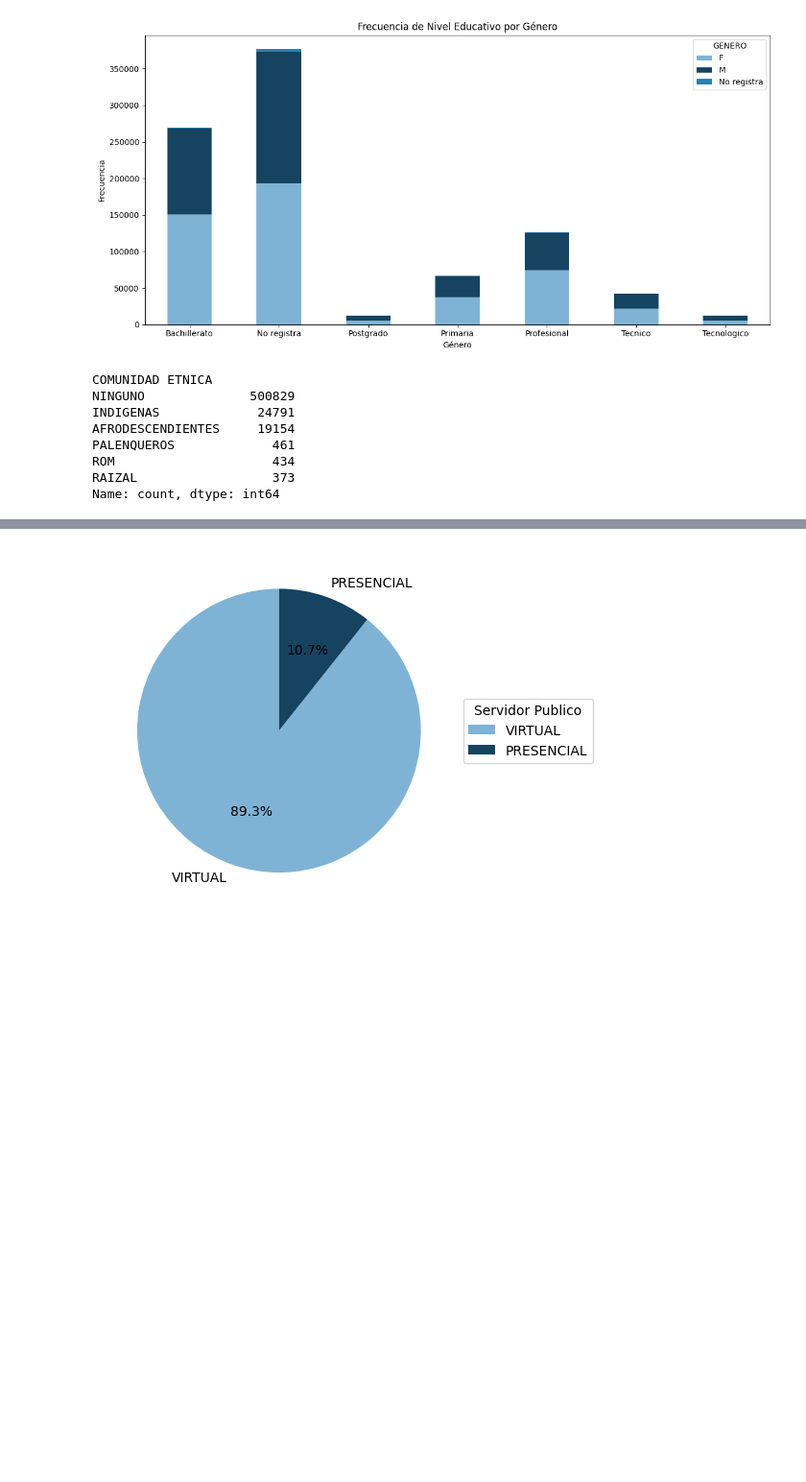
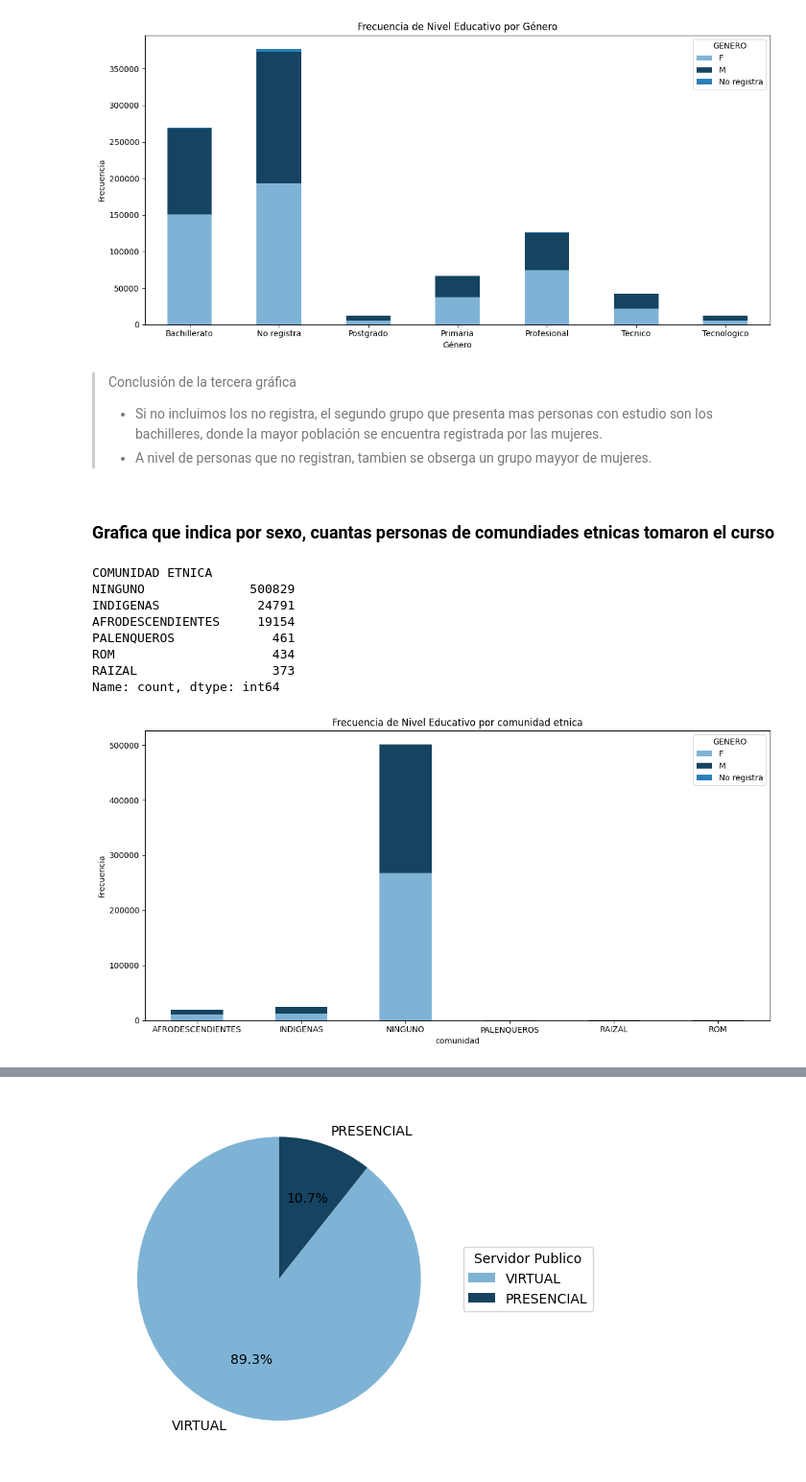
Before and after one commit to Dalivi83/analisisyvisualizaciondata, a Jupyter notebook: Laboratorio3.ipynb, the cells around one changed output, grey strips where cells are left out. Shown at 96% size. Saved outputs shown, nothing was run; the diff lists cells and outputs as text; code cells hidden in the pictures; blank space fills up the shorter version.

```diff
--- a/Laboratorio3.ipynb
+++ b/Laboratorio3.ipynb
@@ -129,6 +153,12 @@ plt.tight_layout()
 plt.show()
 # %% [output]
 [figure]
+# %% [markdown]
+> Conclusión de la tercera gráfica
+> * Si no incluimos los no registra, el segundo grupo que presenta mas personas con estudio son los bachilleres, donde la mayor población se encuentra registrada por las mujeres.
+> * A nivel de personas que no registran, tambien se obserga un grupo mayyor de mujeres.
+# %% [markdown]
+### Grafica que indica por sexo, cuantas personas de comundiades etnicas tomaron el curso
 # %%
 df_Ciudadania_digital['COMUNIDAD ETNICA'].value_counts()
 # %% [output]
@@ -140,3 +170,22 @@ PALENQUEROS             461
 ROM                     434
 RAIZAL                  373
 Name: count, dtype: int64
+# %%
+# Obtener valores únicos y frecuencia
+nivel_educativo_counts = df_Ciudadania_digital.groupby('COMUNIDAD ETNICA')['GENERO'].value_counts().unstack()
+colors = {'F': '#7FB3D5', 'M': '#154360', 'No registra': '#2980B9'}
+
+# Crear la gráfica de barras apiladas con colores personalizados
+nivel_educativo_counts.plot(kind='bar', stacked=True, figsize=(12, 6), color=[colors[column] for column in nivel_educativo_counts.columns if column in colors])
+
+# Títulos y etiquetas
+plt.title('Frecuencia de Nivel Educativo por comunidad etnica')
+plt.xlabel('comunidad')
+plt.ylabel('Frecuencia')
+plt.xticks(rotation=0)  # Rotar las etiquetas del eje x para que sean legibles
+
+# Mostrar la gráfica
+plt.tight_layout()
+plt.show()
+# %% [output]
+[figure, added]
```
Also changed, not shown: parts of 37 cells of this notebook.
